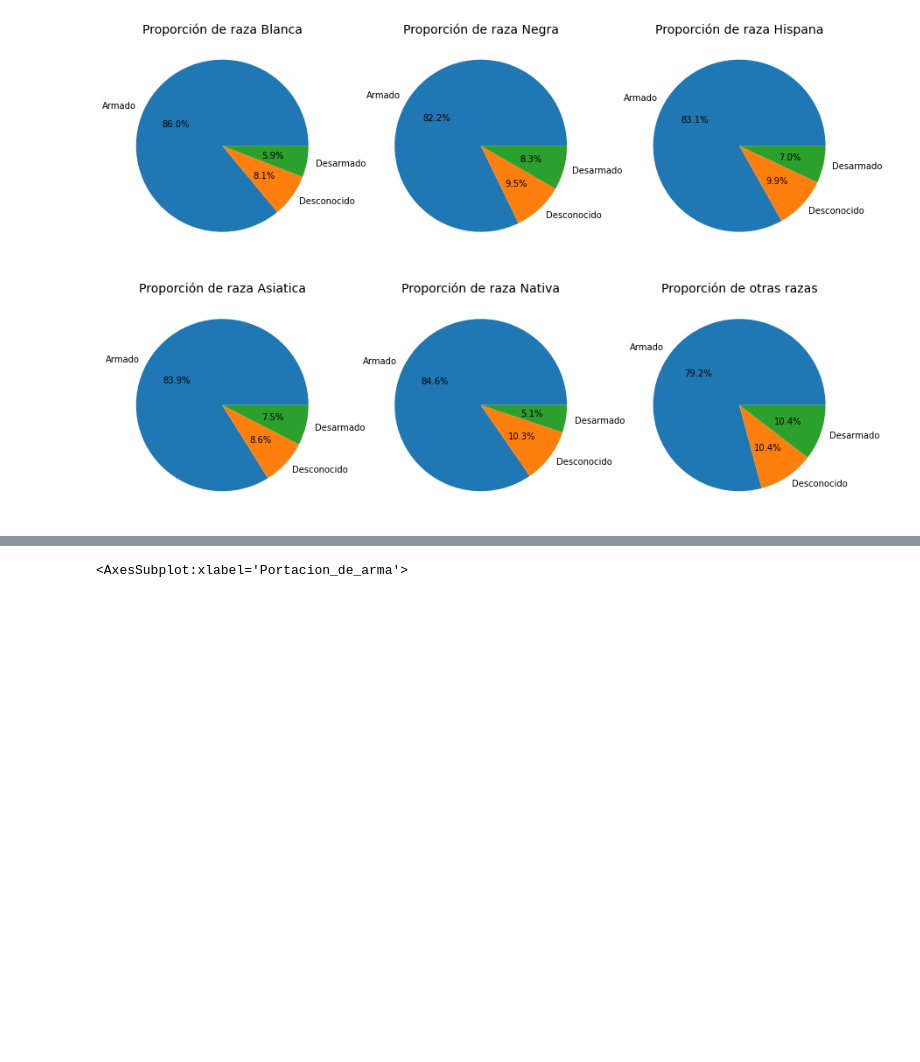
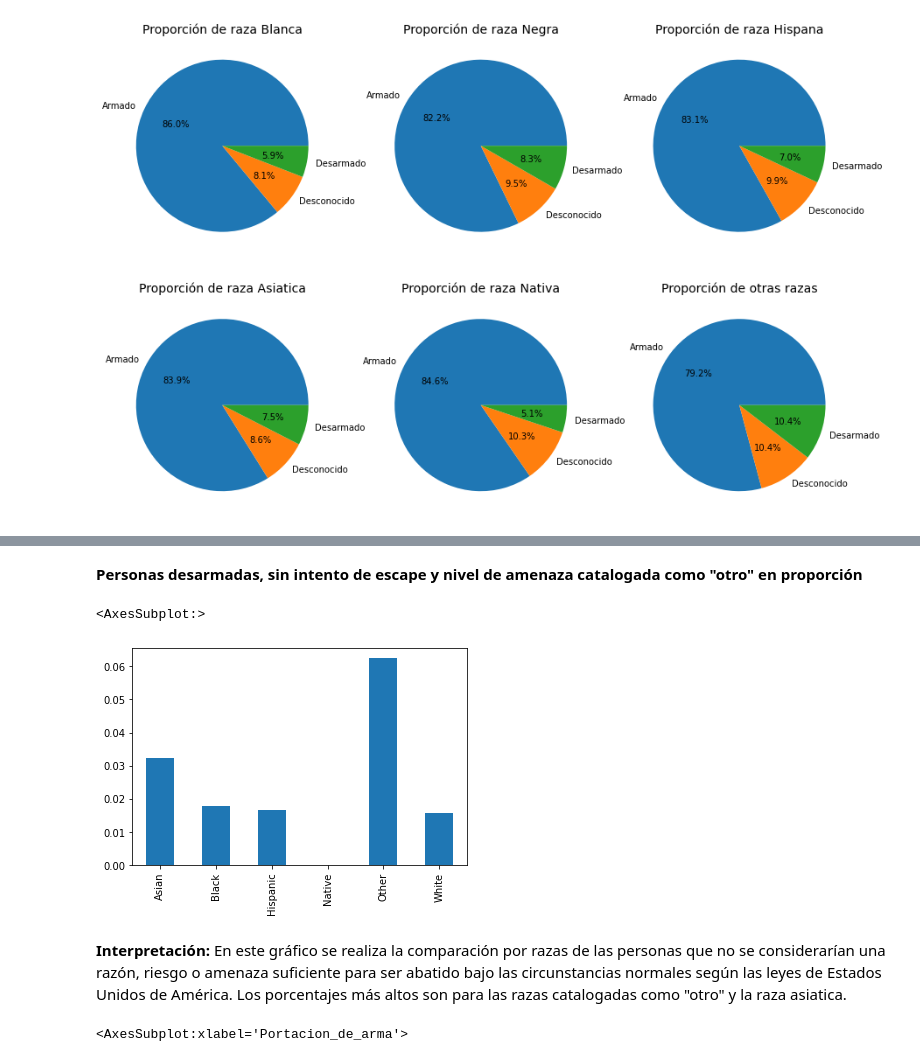
Before and after one commit to EmmanuelGalvan/MineriaDatos, a Jupyter notebook: Archivos/PIA/AvancePIA_II_Grupo3_Equipo9.ipynb, the cells around one changed output, grey strips where cells are left out. Saved outputs shown, nothing was run; the diff lists cells and outputs as text; code cells hidden in the pictures; blank space fills up the shorter version.

```diff
--- a/Archivos/PIA/AvancePIA_II_Grupo3_Equipo9.ipynb
+++ b/Archivos/PIA/AvancePIA_II_Grupo3_Equipo9.ipynb
@@ -303,3 +301,13 @@ Text(0.5, 1.0, 'Proporción de otras razas')
+# %% [markdown]
+**Personas desarmadas, sin intento de escape y nivel de amenaza catalogada como "otro" en proporción**
+# %%
+(df_PS[(df_PS['Portacion_de_arma']=='Desarmado') & (df_PS['Escapo'] == 'Not fleeing') & (df_PS['Nivel_de_amenaza'] == 'other')]['Raza'].value_counts() / df_PS['Raza'].value_counts()).plot.bar()
+# %% [output]
+<AxesSubplot:>
+[figure, added]
+# %% [markdown]
+**Interpretación:** En este gráfico se realiza la comparación por razas de las personas que no se considerarían una razón, riesgo o amenaza suficiente para ser abatido bajo las circunstancias normales según las leyes de Estados Unidos de América.
+Los porcentajes más altos son para las razas catalogadas como "otro" y la raza asiatica.
 # %%
 Arm = df_PS['Raza'].groupby([df_PS['Portacion_de_arma'], df_PS['Raza']]).count().unstack().fillna(0)
 Arm.head(15).plot.bar(stacked = True)
```
Also changed, not shown: parts of 27 cells of this notebook.
